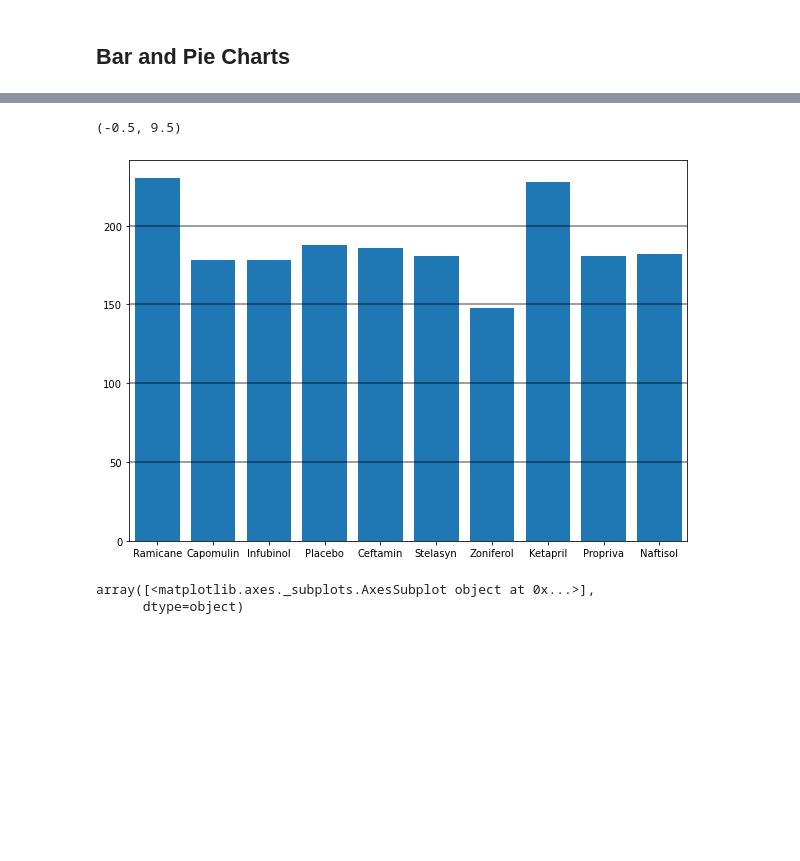
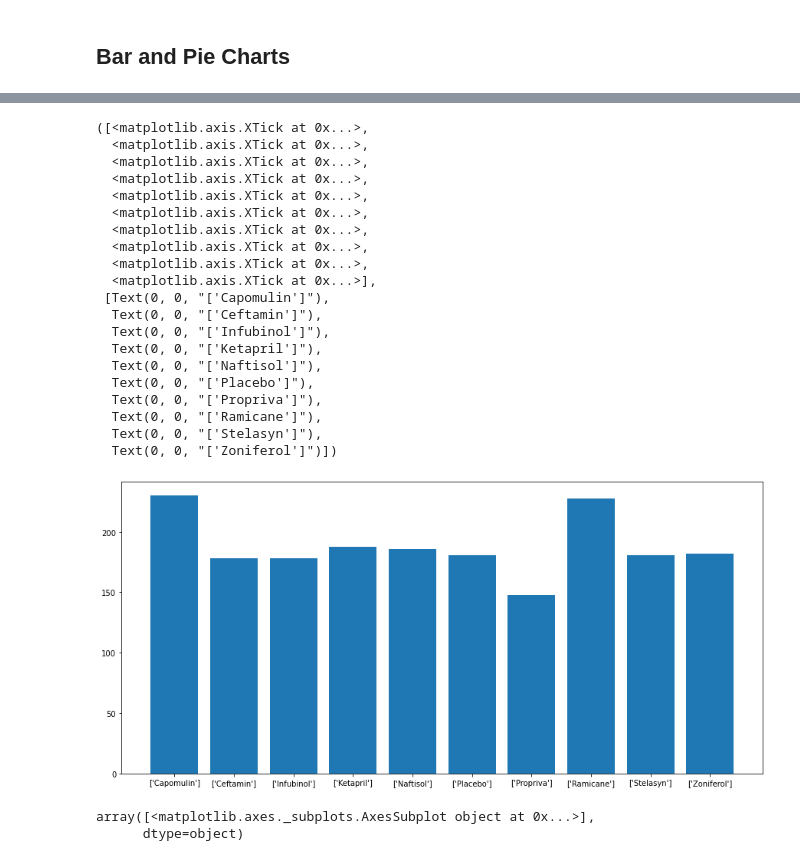
Before and after one commit to Crazyspaceman-hd/DrugRegimen, a Jupyter notebook: pymaceuticals_starter.ipynb, the cells around one changed output, grey strips where cells are left out. Saved outputs shown, nothing was run; the diff lists cells and outputs as text; code cells hidden in the pictures; blank space fills up the shorter version.

```diff
--- a/pymaceuticals_starter.ipynb
+++ b/pymaceuticals_starter.ipynb
@@ -174,18 +175,32 @@ drug_and_time.plot(kind="bar", legend=False, title="Number of Measurements per R
 # %%
 # Generate a bar plot showing the total number of measurements taken on each drug regimen using pyplot.
 x_axis=np.arange(len(study_summary_df))
 tick_locations = [x for x in x_axis]
-plt.figure(figsize=(10,7))
+plt.figure(figsize=(15,7))
 plt.bar(x_axis, drug_group["Drug Regimen"].count() )
-plt.xticks(tick_locations, clean_mouse_study["Drug Regimen"].unique())
-plt.hlines(50, -.5, 11, alpha=0.5)
-plt.hlines(100, -.5, 11, alpha=0.5)
-plt.hlines(150, -.5, 11, alpha=0.5)
-plt.hlines(200, -.5, 11, alpha=0.5)
-plt.xlim(-.5,9.5)
+plt.xticks(tick_locations, drug_group['Drug Regimen'].unique())
 # %% [output]
-(-0.5, 9.5)
+([<matplotlib.axis.XTick at 0x...>,
+  <matplotlib.axis.XTick at 0x...>,
+  <matplotlib.axis.XTick at 0x...>,
+  <matplotlib.axis.XTick at 0x...>,
+  <matplotlib.axis.XTick at 0x...>,
+  <matplotlib.axis.XTick at 0x...>,
+  <matplotlib.axis.XTick at 0x...>,
+  <matplotlib.axis.XTick at 0x...>,
+  <matplotlib.axis.XTick at 0x...>,
+  <matplotlib.axis.XTick at 0x...>],
+ [Text(0, 0, "['Capomulin']"),
+  Text(0, 0, "['Ceftamin']"),
+  Text(0, 0, "['Infubinol']"),
+  Text(0, 0, "['Ketapril']"),
+  Text(0, 0, "['Naftisol']"),
+  Text(0, 0, "['Placebo']"),
+  Text(0, 0, "['Propriva']"),
+  Text(0, 0, "['Ramicane']"),
+  Text(0, 0, "['Stelasyn']"),
+  Text(0, 0, "['Zoniferol']")])
-[figure, old version]
+[figure, new version]
 # %%
 # Generate a pie plot showing the distribution of female versus male mice using pandas
 m_v_f = clean_mouse_study.groupby('Sex').agg({'Mouse ID': 'nunique'})
```
Also changed, not shown: parts of 11 cells of this notebook.
